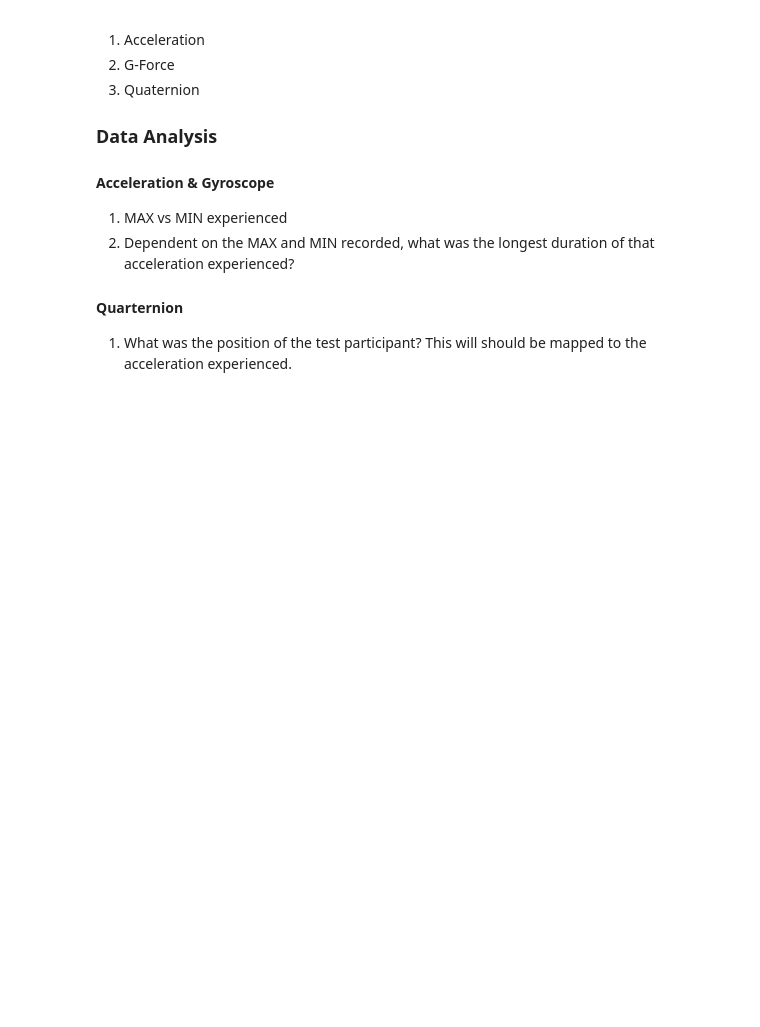
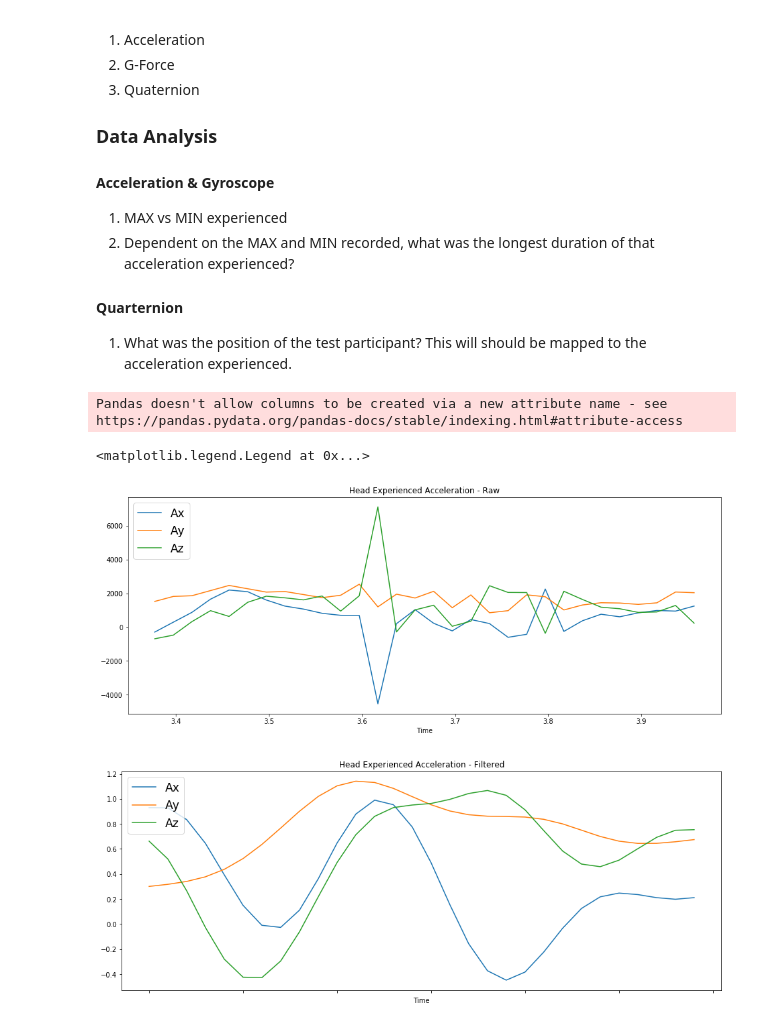
Before and after one commit to shellyginelle/zipline-acceleration-analysis, a Jupyter notebook: MRP - Post Processing Zip line Data.ipynb, the cells around one changed output. Saved outputs shown, nothing was run; the diff lists cells and outputs as text; code cells hidden in the pictures; blank space fills up the shorter version.

```diff
--- a/MRP - Post Processing Zip line Data.ipynb
+++ b/MRP - Post Processing Zip line Data.ipynb
@@ -429,3 +377,26 @@ com_butterflt_df
 
 #### Quarternion
 1. What was the position of the test participant? This will should be mapped to the acceleration experienced.
+# %%
+'''
+1. Plot HEAD data
+'''
+
+
+# Raw Data
+head_raw_plot = head_results.iloc[170:200].plot(title = 'Head Experienced Acceleration - Raw',
+                                   x = 'Time', y = acceleration_cols,
+                                   figsize = (16,6))
+head_raw_plot.legend(loc=2, fontsize = 'xx-large')
+
+
+#Filtered Data
+head_pp_plot = head_mnptd_df.iloc[170:200].plot(title = 'Head Experienced Acceleration - Filtered',
+                                   x = 'Time', y = acceleration_cols,
+                                   figsize = (16,6))
+head_pp_plot.legend(loc=2, fontsize = 'xx-large')
+# %% [output]
+Pandas doesn't allow columns to be created via a new attribute name - see https://pandas.pydata.org/pandas-docs/stable/indexing.html#attribute-access
+<matplotlib.legend.Legend at 0x...>
+[figure, added]
+[figure, added]
```
Also changed, not shown: parts of 11 cells of this notebook, 14 other files.
